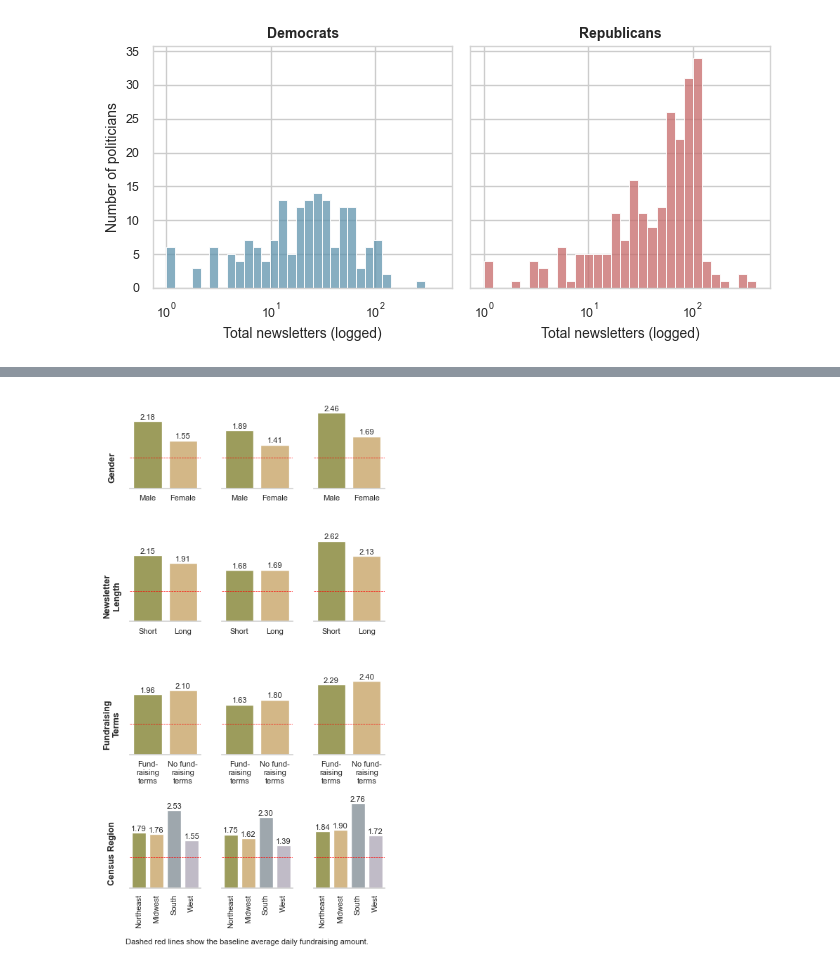
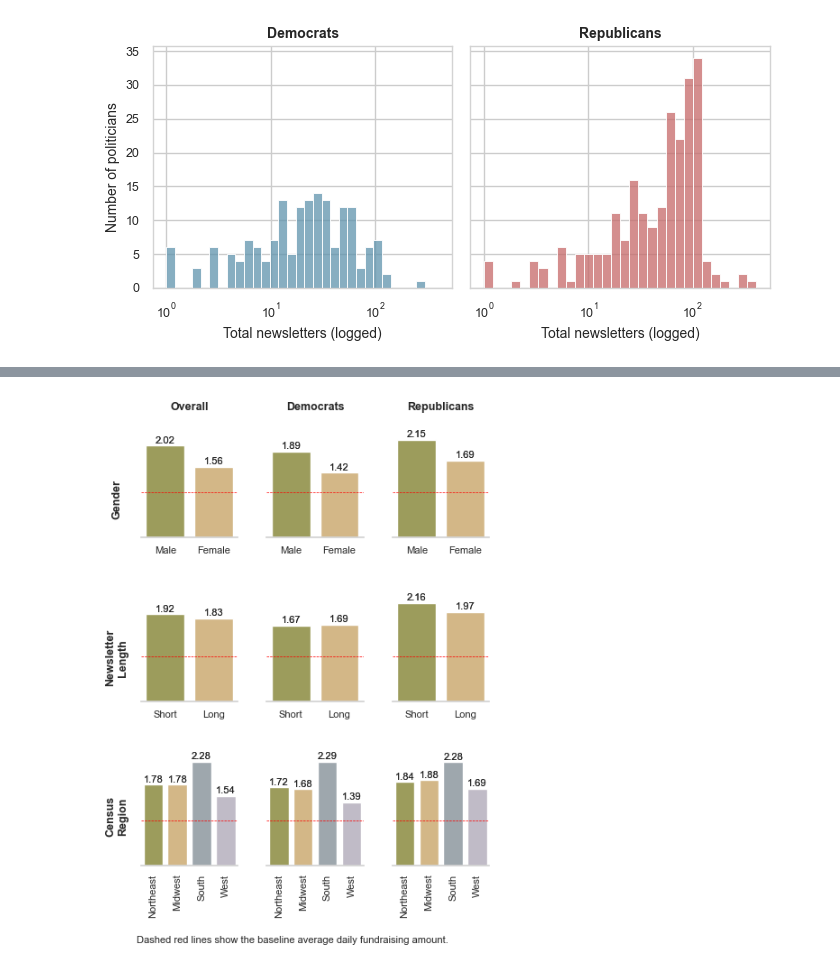
Before and after one commit to marobinette/cfd-project-ds1, a Jupyter notebook: notebooks/Matched_Politicians_EDA.ipynb, the cells around one changed output, grey strips where cells are left out. Drawn from its saved outputs; the diff is of its cells as text; code cells hidden in the pictures.

```diff
--- a/notebooks/Matched_Politicians_EDA.ipynb
+++ b/notebooks/Matched_Politicians_EDA.ipynb
@@ -1658,11 +1429,12 @@ summary_region_plot = pd.DataFrame({
         summary_region.loc[summary_region["census_region"] == "West", "rep_avg"].values[0]
     ],
     "Party": ["Overall"] * 4 + ["Democrats"] * 4 + ["Republicans"] * 4,
-    "Breakdown": "Census Region"
+    "Breakdown": "Census\nRegion"
 })
 
 # --- Combine both ---
 # summary_combined_pol = pd.concat([summary_gender_plot, summary_length_plot, summary_fundraising_plot, summary_year_plot, summary_region_plot], ignore_index=True)
-summary_combined_pol = pd.concat([summary_gender_plot, summary_length_plot, summary_fundraising_plot, summary_region_plot], ignore_index=True)
+# summary_combined_pol = pd.concat([summary_gender_plot, summary_length_plot, summary_fundraising_plot, summary_region_plot], ignore_index=True)
+summary_combined_pol = pd.concat([summary_gender_plot, summary_length_plot, summary_region_plot], ignore_index=True)
 print(summary_combined_pol)
 # %% [output]
@@ -1750,23 +1522,20 @@ g = sns.catplot(
     height=3.2,
     aspect=1.1,
     legend=False,
+    sharey=True,
     sharex=False
 )
 
 # Customize each facet
 for (row_val, col_val), ax in g.axes_dict.items():
     sub_df = summary_combined_pol[
-        (summary_combined_pol["Breakdown"] == row_val)
-        & (summary_combined_pol["Party"] == col_val)
+        (summary_combined_pol["Breakdown"] == row_val) &
+        (summary_combined_pol["Party"] == col_val)
     ]
-
     pal = choose_palette(sub_df)
     order = choose_order(sub_df)
 
-    # Clear old content
-    ax.clear()
-
-    # Draw barplot with correct palette
+    # ax.clear()
     sns.barplot(
         data=sub_df,
         x="Category",
@@ -1777,8 +1546,6 @@ for (row_val, col_val), ax in g.axes_dict.items():
         dodge=False,
         ax=ax
     )
-
-    # Reference line at 1
     ax.axhline(y=1, color="red", linestyle="--", linewidth=0.5)
 
     # Clean aesthetics
@@ -1806,22 +1573,13 @@ for (row_val, col_val), ax in g.axes_dict.items():
     ax.set_ylabel("")
     ax.set_xticks(range(len(order)))
     # ax.set_xticklabels(order, rotation=0, fontsize=8)
-    if row_val == "Census Region":  # bottom row
+    ax.tick_params(axis='x', pad=0) # increase pad to move labels away from x axis
+    if row_val == "Census\nRegion":  # bottom row
         ax.set_xticklabels(order, rotation=90, fontsize=8)
         # ax.tick_params(axis='x', pad=0)
     else:  # other rows
         ax.set_xticklabels(order, rotation=0, fontsize=8)
         # ax.tick_params(axis='x', pad=0)
-    ax.tick_params(axis='x', pad=0) # increase pad to move labels away from x axis
-
-# Titles and shared labels
-# g.set_titles(template="{col_name}")
-# g.fig.suptitle(
-#     "Average Fundraising Lift\nAssociated with Newsletters\nby Various Characteristics",
-#     fontweight="bold",
-#     y=1.04,
-#     fontsize=12
-# )
 
 # --- Dynamic, rotated row labels ---
 unique_rows = summary_combined_pol["Breakdown"].unique()
@@ -1833,64 +1591,64 @@ axes_positions = list(g.axes_dict.keys())
 row_positions = list(g.row_names)
 # y_coords = np.linspace(0.75, 0.25, n_rows)  # top to bottom, evenly spaced
 
-plt.tight_layout()  # first adjust layout
+# Ensure layout is calculated
+plt.tight_layout()
 
-for i, row_val in enumerate(row_positions):
+# Use shared y-limits to compute fraction for y=1
+ymin, ymax = g.axes[0,0].get_ylim()
+y_frac = (1 - ymin) / (ymax - ymin)
+
+for row_val in row_positions:
     row_axes = [ax for (r, c), ax in g.axes_dict.items() if r == row_val]
+    bbox = row_axes[0].get_position()
+    y_fig = bbox.y0 + bbox.height * y_frac
 
-    y_axes_coords = []
-    for ax in row_axes:
-        # Convert y=1 (data coordinate) to axes fraction
-        ylim = ax.get_ylim()
-        y_frac = (1 - ylim[0]) / (ylim[1] - ylim[0])  # fraction along y-axis
-        y_axes_coords.append(y_frac)
-
-    # Average fraction across row
-    y_frac_row = np.mean(y_axes_coords)
-
-    # Convert to figure coordinates using one axis bbox
-    bbox = row_axes[0].get_position()
-    y_fig = bbox.y0 + bbox.height * y_frac_row
-
-    # Place label
     g.fig.text(
-        -0.05,          # x position in figure coords
-        y_fig,         # y position aligned with y=1 in axes
+        -0.05,
+        y_fig,
         row_val,
-        va="center",
-        ha="center",
+        va='center',
+        ha='center',
         fontsize=9,
-        fontweight="bold",
+        fontweight='bold',
         rotation=90
     )
 
+# Remove titles for all axes first
+for (row_val, col_val), ax in g.axes_dict.items():
+    ax.set_title("")
+# Then set titles only for the top row
+for col_val in g.col_names:
+    g.axes_dict[(row_positions[0], col_val)].set_title(
+        col_val, fontweight="bold", fontsize=axis_titlesize, pad=15)
 # remove all column titles except top one
-for (row_val, col_val), ax in g.axes_dict.items():
-    if row_val != row_positions[0]:
-        ax.set_title("")  # only top row keeps titles
+# for (row_val, col_val), ax in g.axes_dict.items():
+#     if row_val == row_positions[0]:
+#         ax.set_title(col_val, fontweight="bold", fontsize=axis_titlesize, pad=15)
 
-g.fig.set_size_inches(3.75, 7.5)
+g.fig.set_size_inches(4, 5.5)
 
 # Add caption below the plot
 g.fig.text(
-    0.0,
-    -0.05,
+    0.005,
+    -0.08,
     "Dashed red lines show the baseline average daily fundraising amount.",
     ha='left',
     va='bottom',
     fontsize=8,
     color='#222222'
 )
 
 for ax in g.axes.flat:
     ax.title.set_fontsize(9)
     ax.title.set_fontweight("bold")
 
 # plt.tight_layout()
 g.fig.subplots_adjust(wspace=0.3, hspace=0.5)
+
 plt.show()
 # %% [output]
-[figure, old version]
+[figure, new version]
 # %%
 # Create dataframe of EMOTION score info to use in multi-faceted plots
 
```
Also changed, not shown: parts of 28 cells of this notebook.
